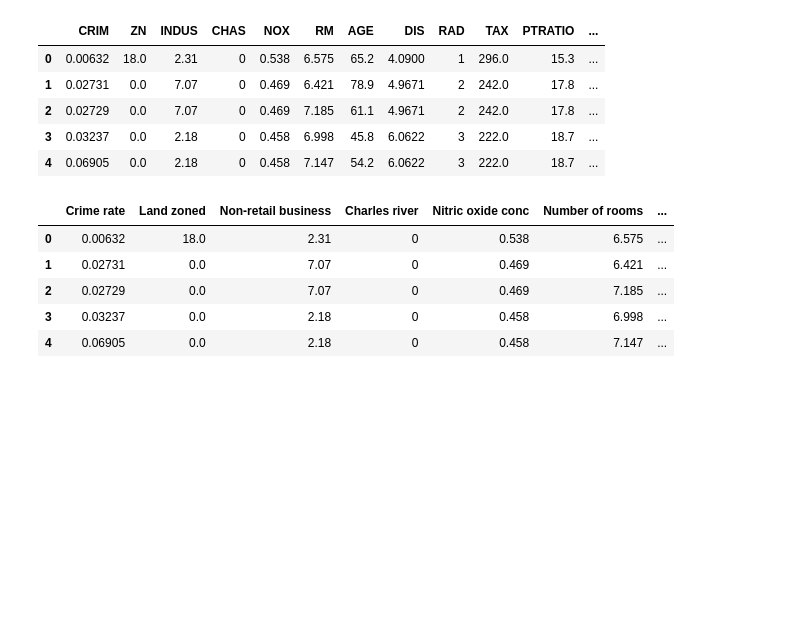
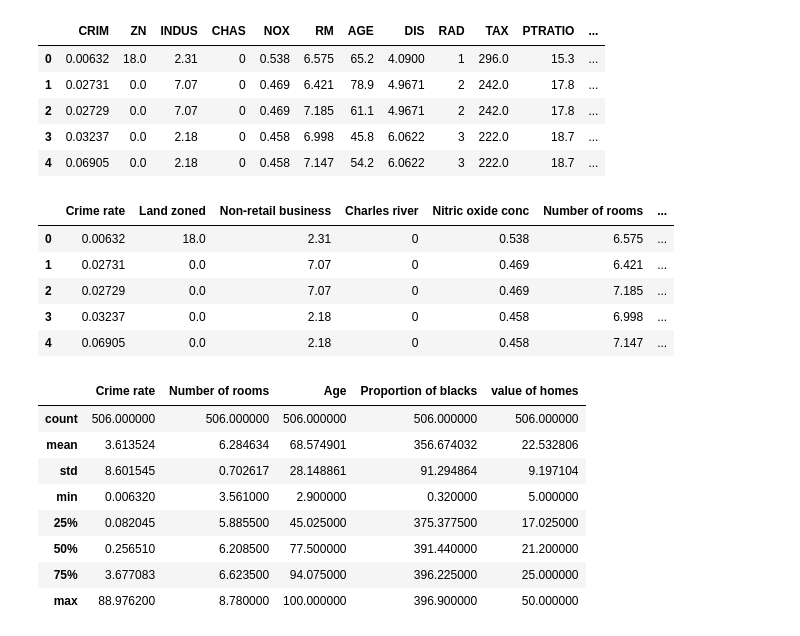
Before and after one commit to pabrokim/Boston-House-Prices, a Jupyter notebook: boston.ipynb, the cells around one changed output. Saved outputs shown, nothing was run; the diff lists cells and outputs as text; code cells hidden in the pictures; blank space fills up the shorter version.

```diff
--- a/boston.ipynb
+++ b/boston.ipynb
@@ -49,3 +49,15 @@ df.head()
 | 2 | 0.02729 | 0.0 | 7.07 | 0 | 0.469 | 7.185 | ... |
 | 3 | 0.03237 | 0.0 | 2.18 | 0 | 0.458 | 6.998 | ... |
 | 4 | 0.06905 | 0.0 | 2.18 | 0 | 0.458 | 7.147 | ... |
+# %%
+df[["Crime rate", "Number of rooms", "Age", "Proportion of blacks", "value of homes"]].describe()
+# %% [output]
+|  | Crime rate | Number of rooms | Age | Proportion of blacks | value of homes |
+| count | 506.000000 | 506.000000 | 506.000000 | 506.000000 | 506.000000 |
+| mean | 3.613524 | 6.284634 | 68.574901 | 356.674032 | 22.532806 |
+| std | 8.601545 | 0.702617 | 28.148861 | 91.294864 | 9.197104 |
+| min | 0.006320 | 3.561000 | 2.900000 | 0.320000 | 5.000000 |
+| 25% | 0.082045 | 5.885500 | 45.025000 | 375.377500 | 17.025000 |
+| 50% | 0.256510 | 6.208500 | 77.500000 | 391.440000 | 21.200000 |
+| 75% | 3.677083 | 6.623500 | 94.075000 | 396.225000 | 25.000000 |
+| max | 88.976200 | 8.780000 | 100.000000 | 396.900000 | 50.000000 |
```
Also changed, not shown: parts of 2 cells of this notebook.
